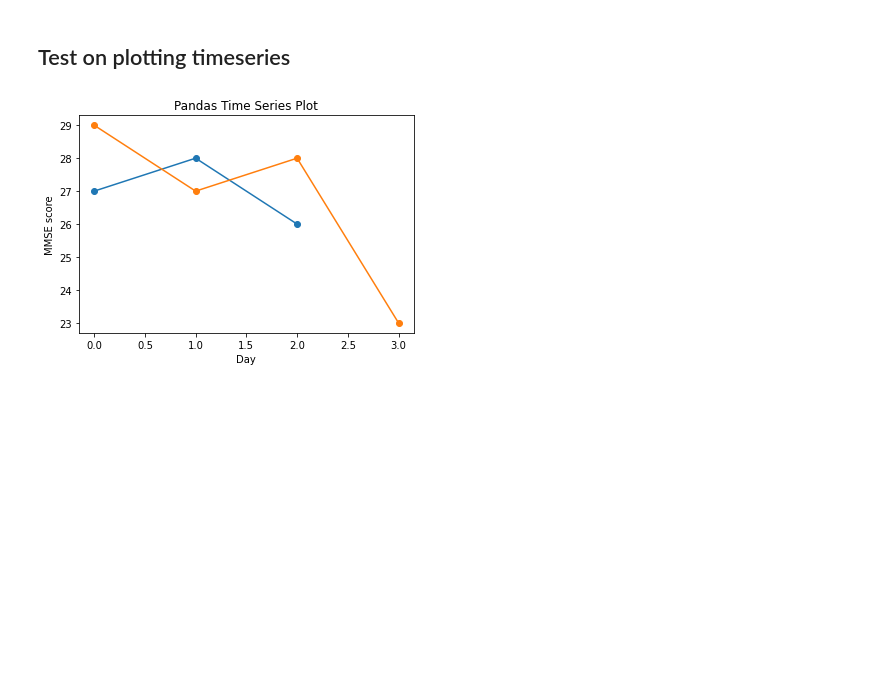
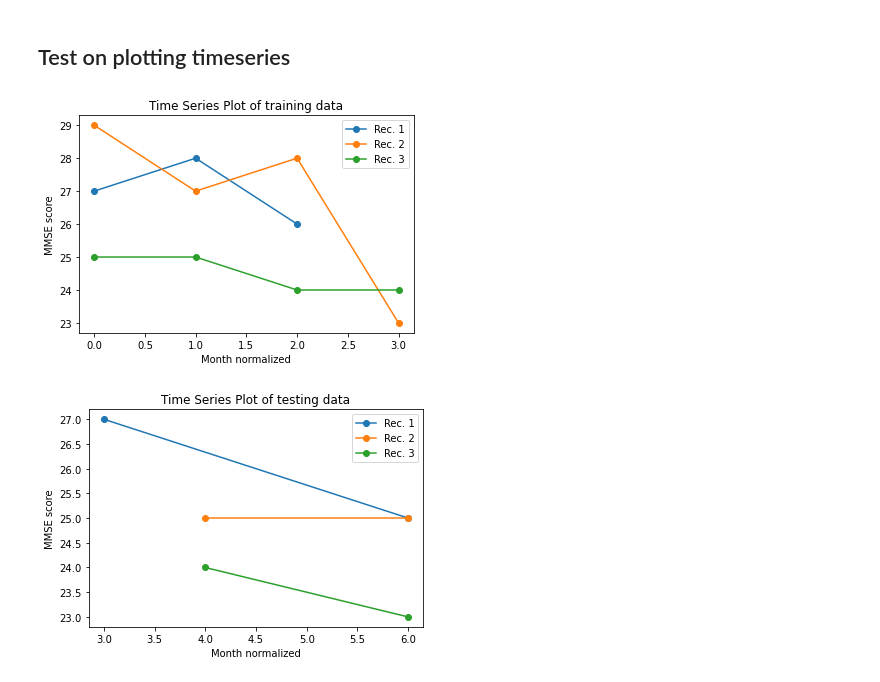
Before and after one commit to MartinMichaux/Predicting-Alzheimer-disease-Classification-Regression-Timeseries-Forecasting, a Jupyter notebook: timeseries/preprocessing.ipynb, the cells around one changed output. Drawn from its saved outputs; the diff is of its cells as text; code cells hidden in the pictures; blank space fills up the shorter version.

```diff
--- a/timeseries/preprocessing.ipynb
+++ b/timeseries/preprocessing.ipynb
@@ -325,17 +316,32 @@ test.to_csv(r'dataset\test.csv')
 ## Test on plotting timeseries
 # %%
 # Plot
+labels = ['Rec. 1','Rec. 2','Rec. 3']
 counter=0
 for i in train['RID'].unique():
     plt.plot(train['VISCODE'].loc[train['RID']==i],train["MMSE"].loc[train['RID']==i],'-o')
-    #plt.plot(test['VISCODE'].loc[test['RID']==i],test["MMSE"].loc[test['RID']==i],'-o')
     counter+=1
-    if(counter==2):
+    if(counter==3):
         break
 
-plt.xlabel("Months")
+plt.xlabel("Month normalized")
 plt.ylabel("MMSE score")
-plt.title("Pandas Time Series Plot")
+plt.legend(labels)
+plt.title("Time Series Plot of training data")
 plt.show()
+
+counter=0
+for i in train['RID'].unique():
+    plt.plot(test['VISCODE'].loc[test['RID']==i],test["MMSE"].loc[test['RID']==i],'-o')
+    counter+=1
+    if(counter==3):
+        break
+
+plt.xlabel("Month normalized")
+plt.ylabel("MMSE score")
+plt.legend(labels)
+plt.title("Time Series Plot of testing data")
+plt.show()
 # %% [output]
-[figure, old version]
+[figure, new version]
+[figure, added]
```
Also changed, not shown: parts of 6 cells of this notebook, 17 other files.
